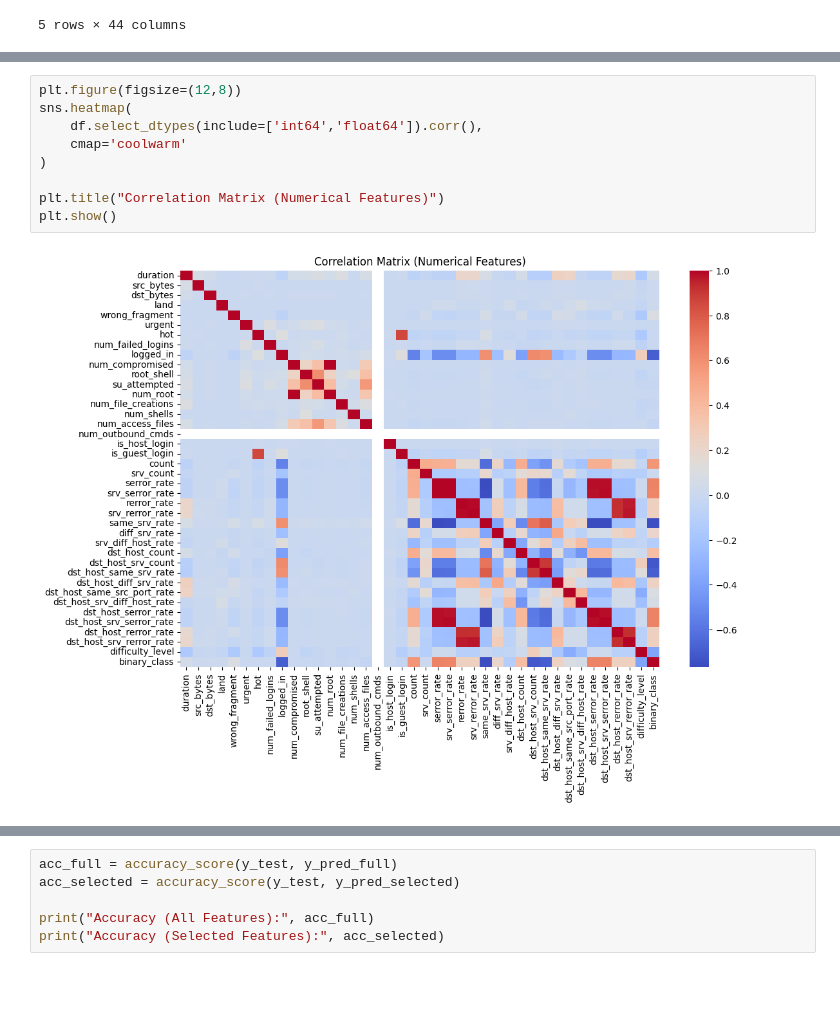
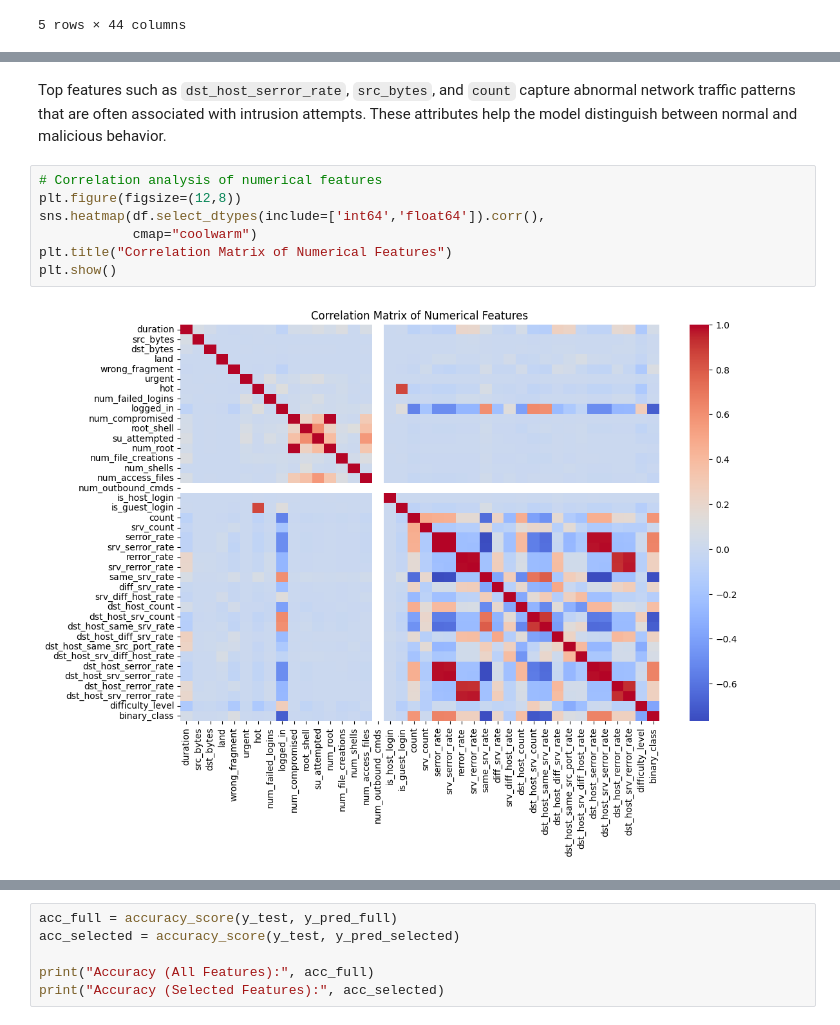
Before and after one commit to mailech/SentinelNet-AI-Powered-Network-Intrusion-Detection-System-, a Jupyter notebook: notebooks/03_feature_engineering_and_selection.ipynb, the cells around one changed output, grey strips where cells are left out. Drawn from its saved outputs; the diff is of its cells as text; blank space fills up the shorter version.

```diff
--- a/notebooks/03_feature_engineering_and_selection.ipynb
+++ b/notebooks/03_feature_engineering_and_selection.ipynb
@@ -142,14 +157,17 @@ plt.tight_layout()
 plt.show()
 # %% [output]
 [figure]
-# %%
-plt.figure(figsize=(12,8))
-sns.heatmap(
-    df.select_dtypes(include=['int64','float64']).corr(),
-    cmap='coolwarm'
-)
-
-plt.title("Correlation Matrix (Numerical Features)")
-plt.show()
-# %% [output]
-[figure, removed]
+# %% [markdown]
+Top features such as `dst_host_serror_rate`, `src_bytes`, and `count`
+capture abnormal network traffic patterns that are often associated
+with intrusion attempts. These attributes help the model distinguish
+between normal and malicious behavior.
+# %%
+# Correlation analysis of numerical features
+plt.figure(figsize=(12,8))
+sns.heatmap(df.select_dtypes(include=['int64','float64']).corr(),
+            cmap="coolwarm")
+plt.title("Correlation Matrix of Numerical Features")
+plt.show()
+# %% [output]
+[figure, added]
```
Also changed, not shown: parts of 21 cells of this notebook.
